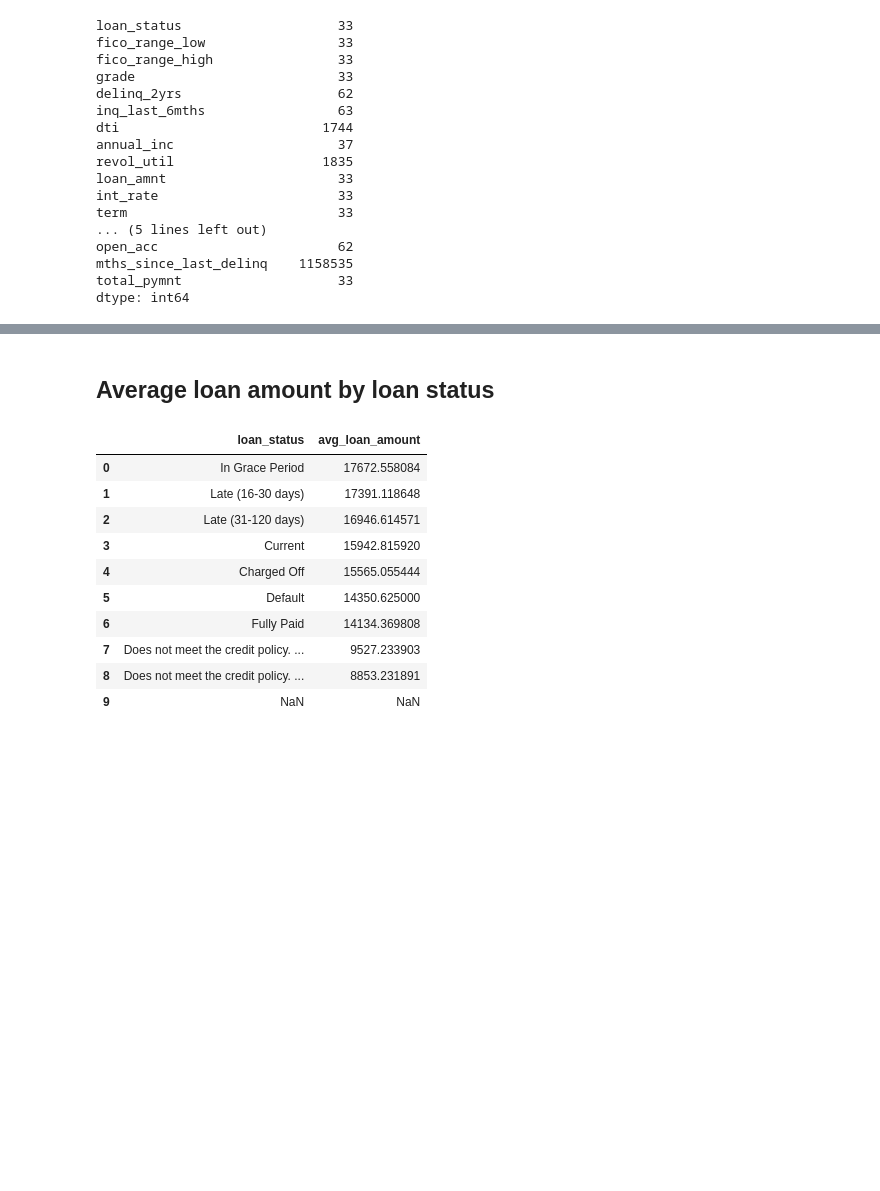
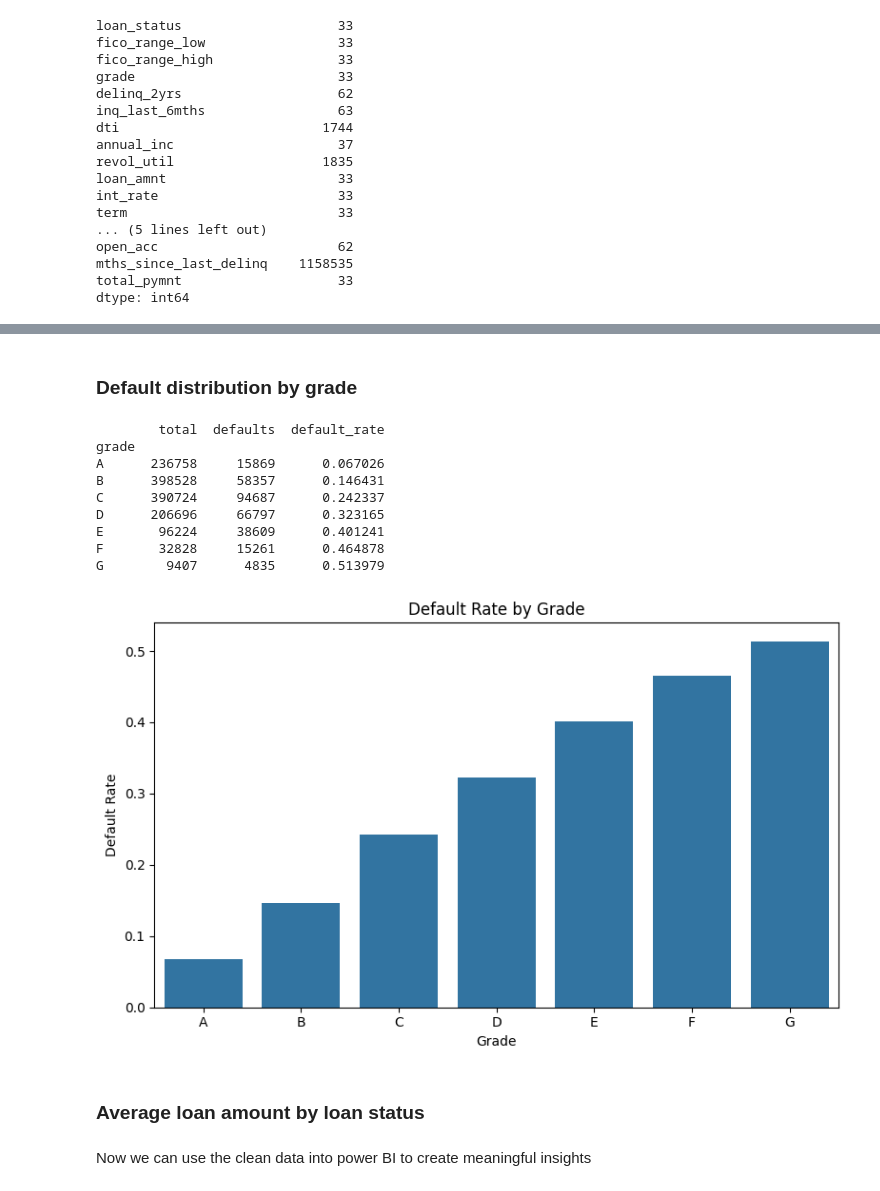
Before and after one commit to diegogomez040/Financial-risk-club-lending, a Jupyter notebook: Finance risk project.ipynb, the cells around one changed output, grey strips where cells are left out. Saved outputs shown, nothing was run; the diff lists cells and outputs as text; code cells hidden in the pictures; blank space fills up the shorter version.

```diff
--- a/Finance risk project.ipynb
+++ b/Finance risk project.ipynb
@@ -372,26 +406,33 @@ total_loans_by_status
+# %% [markdown]
+### Default distribution by grade
+# %%
+grade_default = (df_cleaned
+    .groupby('grade')['default']
+    .agg(total='count', defaults='sum')
+    .assign(default_rate=lambda x: x['defaults'] / x['total'])
+)
+
+print(grade_default)
+
+plt.figure(figsize=(8, 5))
+sns.barplot(data=grade_default.reset_index(), x='grade', y='default_rate', order=sorted(df_cleaned['grade'].dropna().unique()))
+plt.xlabel('Grade')
+plt.ylabel('Default Rate')
+plt.title('Default Rate by Grade')
+plt.tight_layout()
+plt.show()
+# %% [output]
+        total  defaults  default_rate
+grade
+A      236758     15869      0.067026
+B      398528     58357      0.146431
+C      390724     94687      0.242337
+D      206696     66797      0.323165
+E       96224     38609      0.401241
+F       32828     15261      0.464878
+G        9407      4835      0.513979
+[figure, added]
 # %% [markdown]
-## Average loan amount by loan status
+### Average loan amount by loan status
-# %%
-query = """
-SELECT
-    loan_status,
-    AVG(loan_amnt) AS avg_loan_amount
-FROM loans
-GROUP BY loan_status
-ORDER BY avg_loan_amount DESC;
-"""
-
-average_loan_amount_by_loan_status = run_query(query)
-average_loan_amount_by_loan_status
-# %% [output]
-|  | loan_status | avg_loan_amount |
-| 0 | In Grace Period | 17672.558084 |
-| 1 | Late (16-30 days) | 17391.118648 |
-| 2 | Late (31-120 days) | 16946.614571 |
-| 3 | Current | 15942.815920 |
-| 4 | Charged Off | 15565.055444 |
-| 5 | Default | 14350.625000 |
-| 6 | Fully Paid | 14134.369808 |
-| 7 | Does not meet the credit policy. ... | 9527.233903 |
-| 8 | Does not meet the credit policy. ... | 8853.231891 |
-| 9 | NaN | NaN |
+# %% [markdown]
+Now we can use the clean data into power BI to create meaningful insights
```
Also changed, not shown: parts of 42 cells of this notebook.
